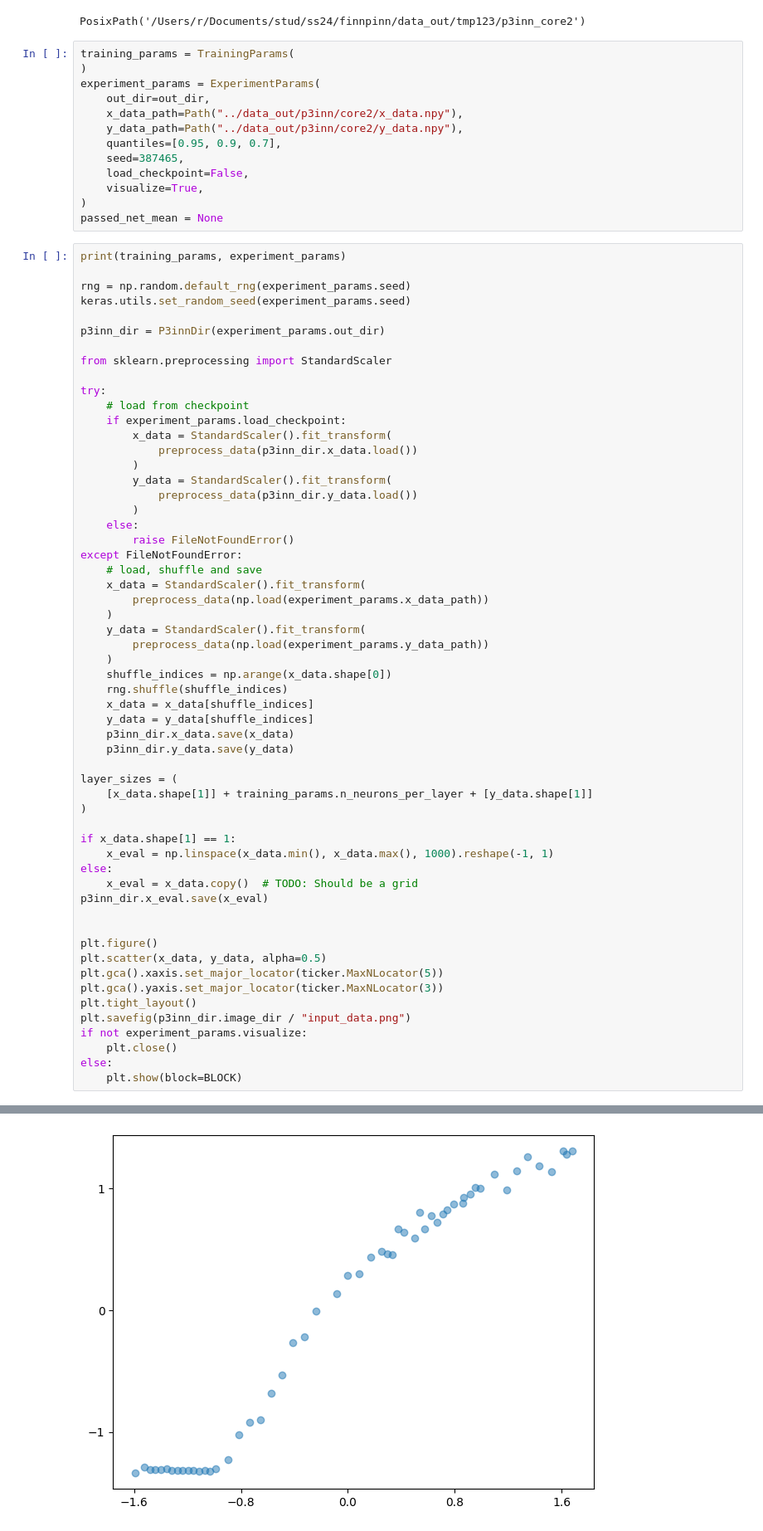
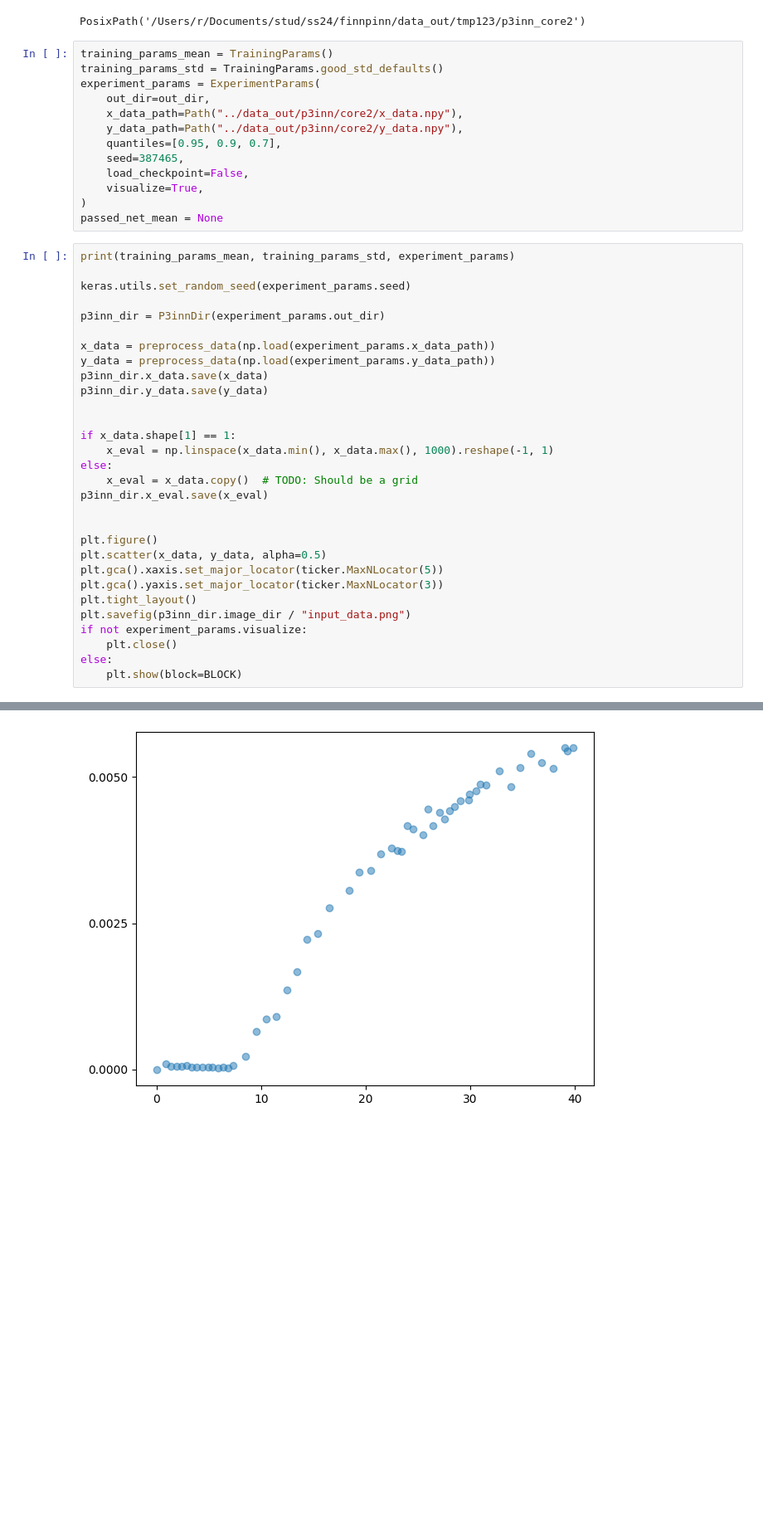
Before and after one commit to RiccardoFrenner/finn-nnpie, a Jupyter notebook: src/p3inn.ipynb, the cells around one changed output, grey strips where cells are left out. Shown at 83% size. Drawn from its saved outputs; the diff is of its cells as text; blank space fills up the shorter version.

```diff
--- a/src/p3inn.ipynb
+++ b/src/p3inn.ipynb
@@ -320,8 +408,8 @@ out_dir.resolve()
 # %% [output]
 PosixPath('/Users/r/Documents/stud/ss24/finnpinn/data_out/tmp123/p3inn_core2')
 # %%
-training_params = TrainingParams(
-)
+training_params_mean = TrainingParams()
+training_params_std = TrainingParams.good_std_defaults()
 experiment_params = ExperimentParams(
     out_dir=out_dir,
     x_data_path=Path("../data_out/p3inn/core2/x_data.npy"),
@@ -333,44 +421,17 @@ experiment_params = ExperimentParams(
 )
 passed_net_mean = None
 # %%
-print(training_params, experiment_params)
+print(training_params_mean, training_params_std, experiment_params)
 
-rng = np.random.default_rng(experiment_params.seed)
 keras.utils.set_random_seed(experiment_params.seed)
 
 p3inn_dir = P3innDir(experiment_params.out_dir)
 
-from sklearn.preprocessing import StandardScaler
+x_data = preprocess_data(np.load(experiment_params.x_data_path))
+y_data = preprocess_data(np.load(experiment_params.y_data_path))
+p3inn_dir.x_data.save(x_data)
+p3inn_dir.y_data.save(y_data)
 
-try:
-    # load from checkpoint
-    if experiment_params.load_checkpoint:
-        x_data = StandardScaler().fit_transform(
-            preprocess_data(p3inn_dir.x_data.load())
-        )
-        y_data = StandardScaler().fit_transform(
-            preprocess_data(p3inn_dir.y_data.load())
-        )
-    else:
-        raise FileNotFoundError()
-except FileNotFoundError:
-    # load, shuffle and save
-    x_data = StandardScaler().fit_transform(
-        preprocess_data(np.load(experiment_params.x_data_path))
-    )
-    y_data = StandardScaler().fit_transform(
-        preprocess_data(np.load(experiment_params.y_data_path))
-    )
-    shuffle_indices = np.arange(x_data.shape[0])
-    rng.shuffle(shuffle_indices)
-    x_data = x_data[shuffle_indices]
-    y_data = y_data[shuffle_indices]
-    p3inn_dir.x_data.save(x_data)
-    p3inn_dir.y_data.save(y_data)
-
-layer_sizes = (
-    [x_data.shape[1]] + training_params.n_neurons_per_layer + [y_data.shape[1]]
-)
 
 if x_data.shape[1] == 1:
     x_eval = np.linspace(x_data.min(), x_data.max(), 1000).reshape(-1, 1)
@@ -394,4 +455,4 @@ TrainingParams(max_epochs=20000, stop_early=True, initial_learning_rate_mean=0.1
-[figure, old version]
+[figure, new version]
 # %%
 if passed_net_mean is None:
     if experiment_params.load_checkpoint and p3inn_dir.pred_mean.path.exists():
```
Also changed, not shown: parts of 15 cells of this notebook, 4 other files.
